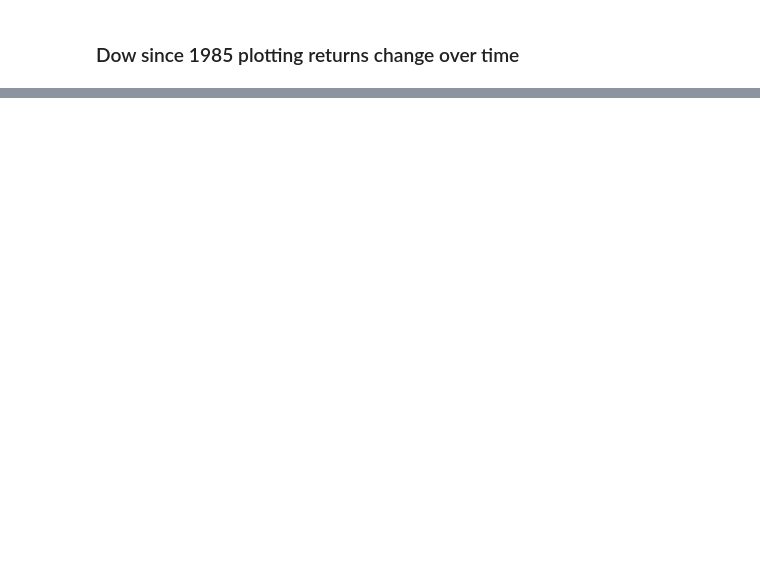
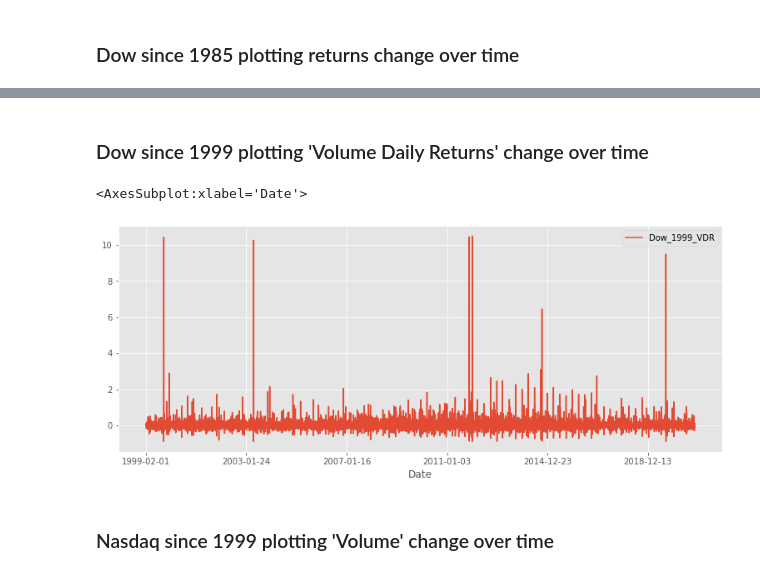
Before and after one commit to yamasjose11/index-elections, a Jupyter notebook: index-funds-elections.ipynb, the cells around one changed output, grey strips where cells are left out. Saved outputs shown, nothing was run; the diff lists cells and outputs as text; code cells hidden in the pictures; blank space fills up the shorter version.

```diff
--- a/index-funds-elections.ipynb
+++ b/index-funds-elections.ipynb
@@ -165,0 +165,9 @@ dow_filtered_copy['Volume'].plot.hist(bins=50, figsize=(13, 5))
+# %% [markdown]
+### Dow since 1999 plotting 'Volume Daily Returns' change over time
+# %%
+dow_filtered1999.plot(x='Date', y='Volume Daily Returns', label='Dow_1999_VDR', figsize=(13,5))
+# %% [output]
+<AxesSubplot:xlabel='Date'>
+[figure, added]
+# %% [markdown]
+### Nasdaq since 1999 plotting 'Volume' change over time
```
Also changed, not shown: parts of 85 cells of this notebook.
